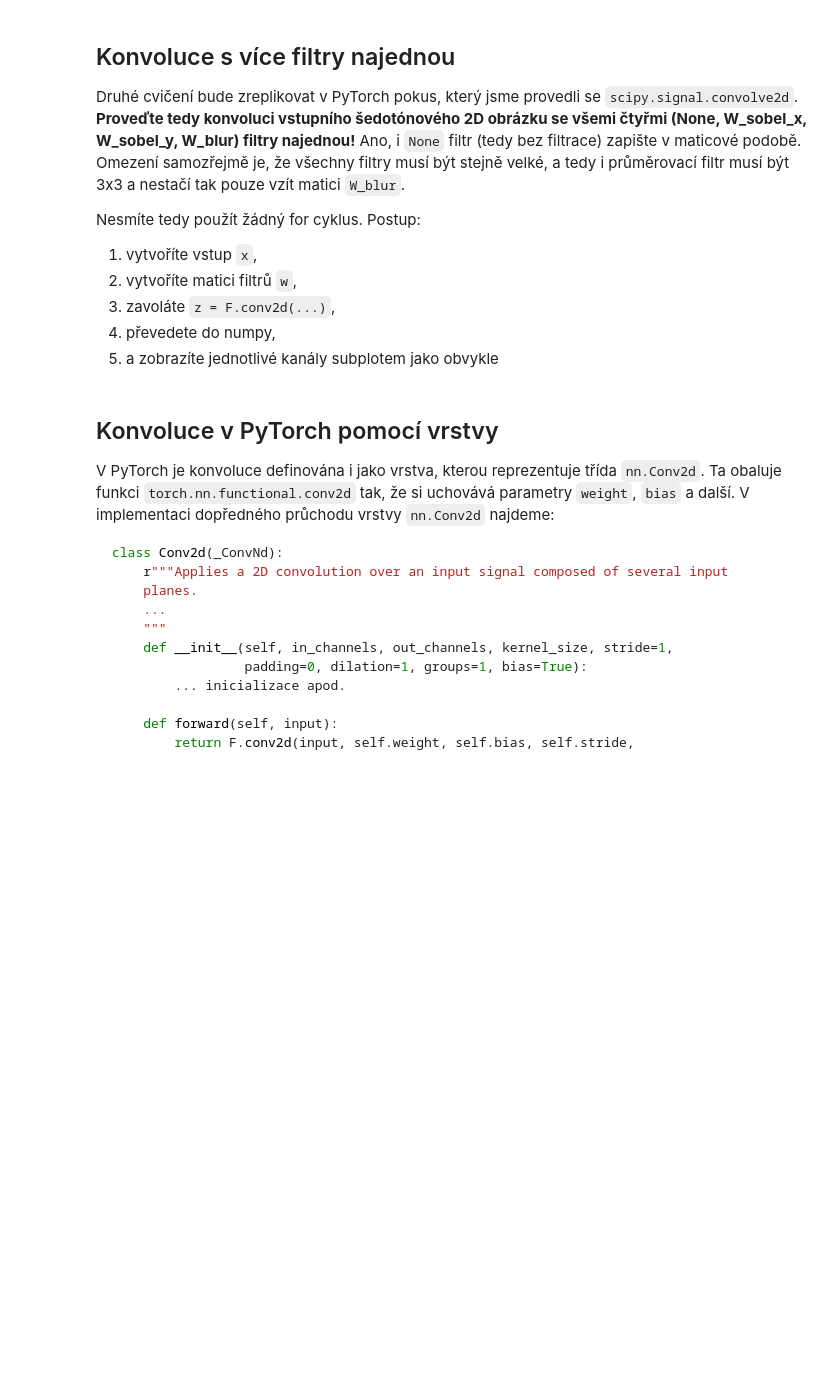
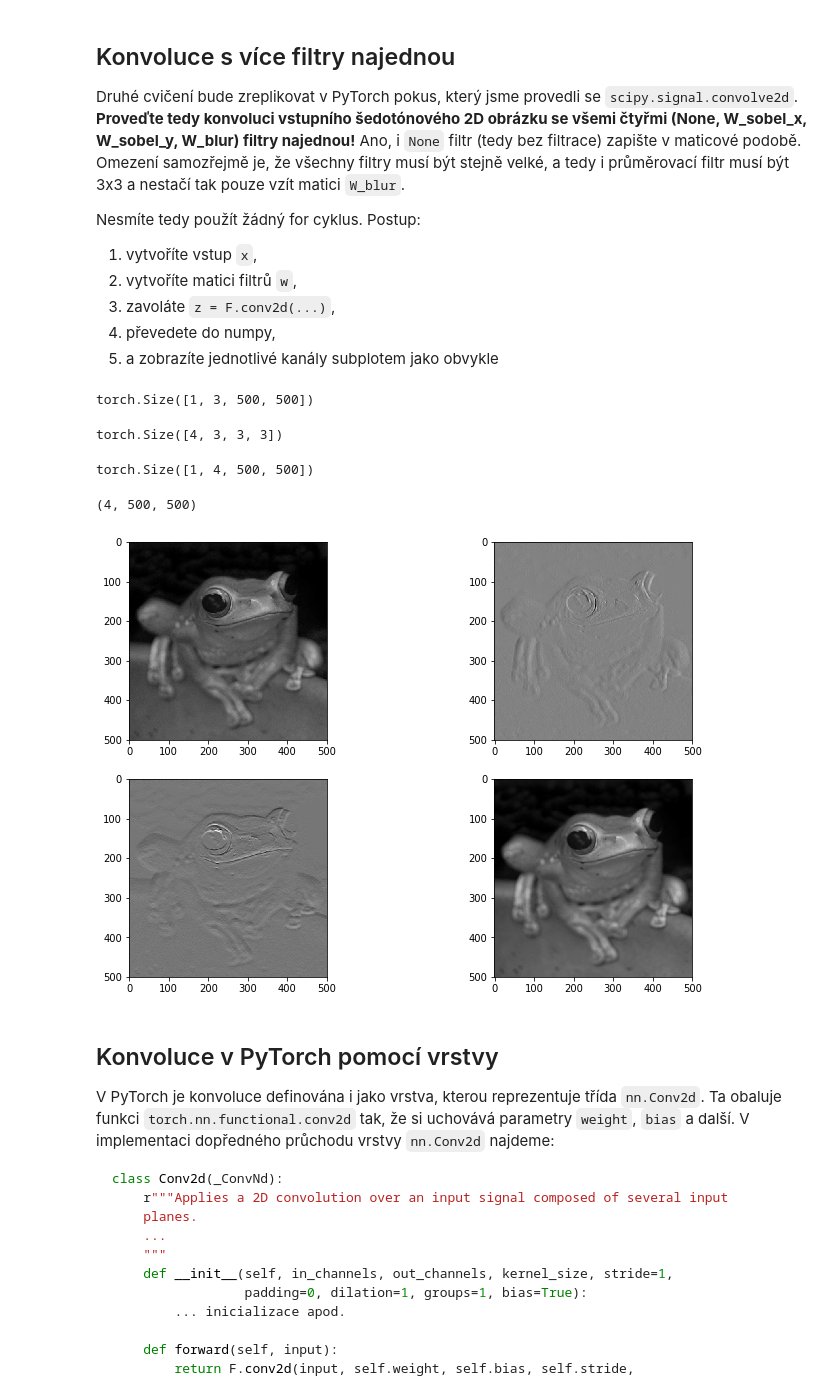
Before and after one commit to Sselion/ANS_Naiman, a Jupyter notebook: conv-intro-lab.ipynb, the cells around one changed output. Drawn from its saved outputs; the diff is of its cells as text; code cells hidden in the pictures; blank space fills up the shorter version.

```diff
--- a/conv-intro-lab.ipynb
+++ b/conv-intro-lab.ipynb
@@ -188,6 +258,29 @@ w.shape
+# %%
+x = rgb_test
+x = x.transpose(2, 0, 1)
+x = torch.from_numpy(x[None])
+x.shape
+# %% [output]
+torch.Size([1, 3, 500, 500])
+# %%
+W_keep = np.array(([0, 0, 0], [0, 1, 0], [0, 0, 0]))
+w1 = np.stack((W_keep, W_keep, W_keep))[None]
+w2 = np.stack((W_sobel_x, W_sobel_x, W_sobel_x))[None]
+w3 = np.stack((W_sobel_y, W_sobel_y, W_sobel_y))[None]
+W_blur2 = 1. / 9. * np.ones((3,3))
+w4 = np.stack((W_blur2, W_blur2, W_blur2))[None]
+w = np.concatenate((w1,w2,w3,w4))
+w = torch.from_numpy(w).float()
+w.shape
+# %% [output]
+torch.Size([4, 3, 3, 3])
 # %%
-z = F.conv2d(...)
+z = F.conv2d(Variable(x), Variable(w), padding=1)
 z.shape
+# %% [output]
+torch.Size([1, 4, 500, 500])
 # %%
 out = z.data.numpy().squeeze()
 out.shape
+# %% [output]
+(4, 500, 500)
@@ -198,3 +287,16 @@ plt.show()
+# %%
+# pro kazdy kanal vystupu zobrazit v subplotu 2x2 jako nahore
+plt.subplot(2,2,1)
+plt.imshow(out[0,:,:])
+plt.subplot(2,2,2)
+plt.imshow(out[1,:,:])
+plt.subplot(2,2,3)
+plt.imshow(out[2,:,:])
+plt.subplot(2,2,4)
+plt.imshow(out[3,:,:])
+plt.show()
+# %% [output]
+[figure, added]
 # %% [markdown]
 ## Konvoluce v PyTorch pomocí vrstvy
 
```
Also changed, not shown: parts of 46 cells of this notebook.
